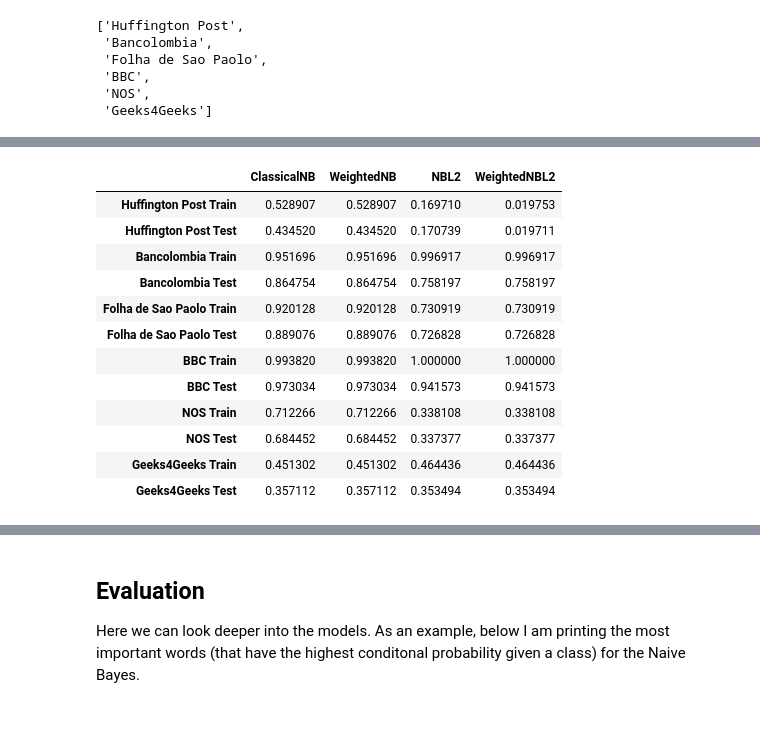
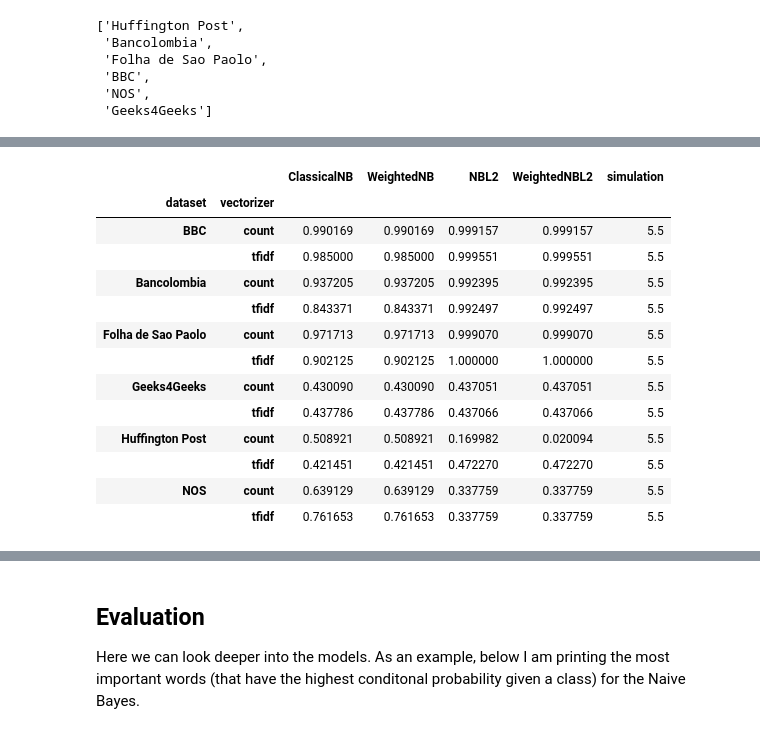
Before and after one commit to fds-2022-repo/final-project, a Jupyter notebook: main.ipynb, the cells around one changed output, grey strips where cells are left out. Drawn from its saved outputs; the diff is of its cells as text; code cells hidden in the pictures.

Commit message:
Adding code for visuals
and results

```diff
--- a/main.ipynb
+++ b/main.ipynb
@@ -78,0 +97,3 @@ dataset_names = ['Huffington Post', 'Bancolombia', 'Folha de Sao Paolo', 'BBC',
+# %%
+for i in range(len(datasets)):
+    print(dataset_names[i], datasets[i].shape, len(datasets[i]['label'].value_counts()))
@@ -202,3 +214,6 @@ with open('vectorizers.pkl', 'wb') as f:
 
 with open('X.pkl', 'wb') as f:
     pickle.dump(X, f)
+# %%
+for x in X:
+    print(x.shape)
@@ -205,17 +227,34 @@ with open('X.pkl', 'wb') as f:
 # %%
 # we will import train_test_split to split our data
 from sklearn.model_selection import train_test_split
+from sklearn.feature_extraction.text import TfidfTransformer as tfidf
+from tqdm import tqdm
+# Number of simulations for each dataset
+M = 10
 
-# Number of simulations for each dataset
-M = 5
+accuracy = pd.DataFrame(columns=[*classifier_names, 'dataset', 'train/test', 'simulation', 'vectorizer'])
 
-accuracy = pd.DataFrame(columns=classifier_names)
+k = 0
+for x, y, dataset_name in zip(X, Y, dataset_names):
+    for i in (pbar := tqdm(range(M))):
+        pbar.set_description(f'Fitting {dataset_name} dataset')
 
-for x, y, dataset_name in zip(X, Y, dataset_names):
-    X_train, X_test, y_train, y_test = train_test_split(x, y, test_size=0.2, random_state=42)
+        # split the data into training and testing sets
+        X_train, X_test, y_train, y_test = train_test_split(x, y, test_size=0.2, random_state=i+1)
 
-    print(f'Fitting {dataset_name} dataset')
-    training_acc, test_acc = fit_and_score(X_train, y_train, X_test, y_test)
+        # fit and score for count
+        training_acc, test_acc = fit_and_score(X_train, y_train, X_test, y_test)
 
-    accuracy.loc[f'{dataset_name} Train'] = training_acc
-    accuracy.loc[f'{dataset_name} Test'] = test_acc
+        # save results
+        accuracy.loc[k] = [*training_acc, dataset_name, 'train', i+1, 'count']; k += 1
+        accuracy.loc[k] = [*test_acc, dataset_name, 'test', i+1, 'count']; k += 1
+
+        # transform X to tfidf
+        X_train_idf, X_test_idf = tfidf().fit_transform(X_train), tfidf().fit_transform(X_test)
+
+        # fit and score for tfidf
+        training_acc, test_acc = fit_and_score(X_train_idf, y_train, X_test_idf, y_test)
+
+        # save results
+        accuracy.loc[k] = [*training_acc, dataset_name, 'train', i+1, 'tfidf']; k += 1
+        accuracy.loc[k] = [*test_acc, dataset_name, 'test', i+1, 'tfidf']; k += 1
@@ -240,16 +260,0 @@ Fitting WeightedNBL2
-# %%
-accuracy
-# %% [output]
-|  | ClassicalNB | WeightedNB | NBL2 | WeightedNBL2 |
-| Huffington Post Train | 0.528907 | 0.528907 | 0.169710 | 0.019753 |
-| Huffington Post Test | 0.434520 | 0.434520 | 0.170739 | 0.019711 |
-| Bancolombia Train | 0.951696 | 0.951696 | 0.996917 | 0.996917 |
-| Bancolombia Test | 0.864754 | 0.864754 | 0.758197 | 0.758197 |
-| Folha de Sao Paolo Train | 0.920128 | 0.920128 | 0.730919 | 0.730919 |
-| Folha de Sao Paolo Test | 0.889076 | 0.889076 | 0.726828 | 0.726828 |
-| BBC Train | 0.993820 | 0.993820 | 1.000000 | 1.000000 |
-| BBC Test | 0.973034 | 0.973034 | 0.941573 | 0.941573 |
-| NOS Train | 0.712266 | 0.712266 | 0.338108 | 0.338108 |
-| NOS Test | 0.684452 | 0.684452 | 0.337377 | 0.337377 |
-| Geeks4Geeks Train | 0.451302 | 0.451302 | 0.464436 | 0.464436 |
-| Geeks4Geeks Test | 0.357112 | 0.357112 | 0.353494 | 0.353494 |
@@ -255,0 +266,17 @@ accuracy
+# %%
+accuracy[accuracy['train/test'] == 'train'].groupby(['dataset', 'vectorizer']).mean()
+# %% [output]
+|  |  | ClassicalNB | WeightedNB | NBL2 | WeightedNBL2 | simulation |
+| dataset | vectorizer |  |  |  |  |  |
+| BBC | count | 0.990169 | 0.990169 | 0.999157 | 0.999157 | 5.5 |
+|  | tfidf | 0.985000 | 0.985000 | 0.999551 | 0.999551 | 5.5 |
+| Bancolombia | count | 0.937205 | 0.937205 | 0.992395 | 0.992395 | 5.5 |
+|  | tfidf | 0.843371 | 0.843371 | 0.992497 | 0.992497 | 5.5 |
+| Folha de Sao Paolo | count | 0.971713 | 0.971713 | 0.999070 | 0.999070 | 5.5 |
+|  | tfidf | 0.902125 | 0.902125 | 1.000000 | 1.000000 | 5.5 |
+| Geeks4Geeks | count | 0.430090 | 0.430090 | 0.437051 | 0.437051 | 5.5 |
+|  | tfidf | 0.437786 | 0.437786 | 0.437066 | 0.437066 | 5.5 |
+| Huffington Post | count | 0.508921 | 0.508921 | 0.169982 | 0.020094 | 5.5 |
+|  | tfidf | 0.421451 | 0.421451 | 0.472270 | 0.472270 | 5.5 |
+| NOS | count | 0.639129 | 0.639129 | 0.337759 | 0.337759 | 5.5 |
+|  | tfidf | 0.761653 | 0.761653 | 0.337759 | 0.337759 | 5.5 |
```
Also changed, not shown: parts of 27 cells of this notebook, 2 other files.
